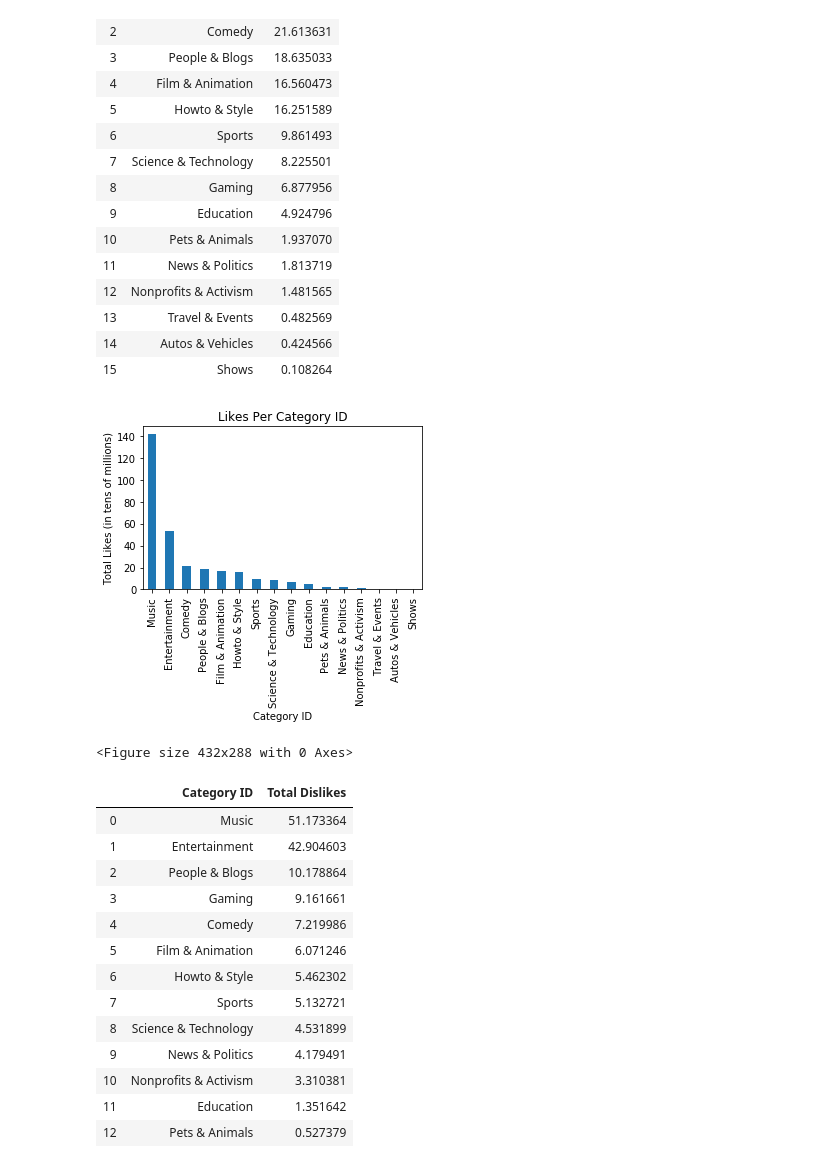
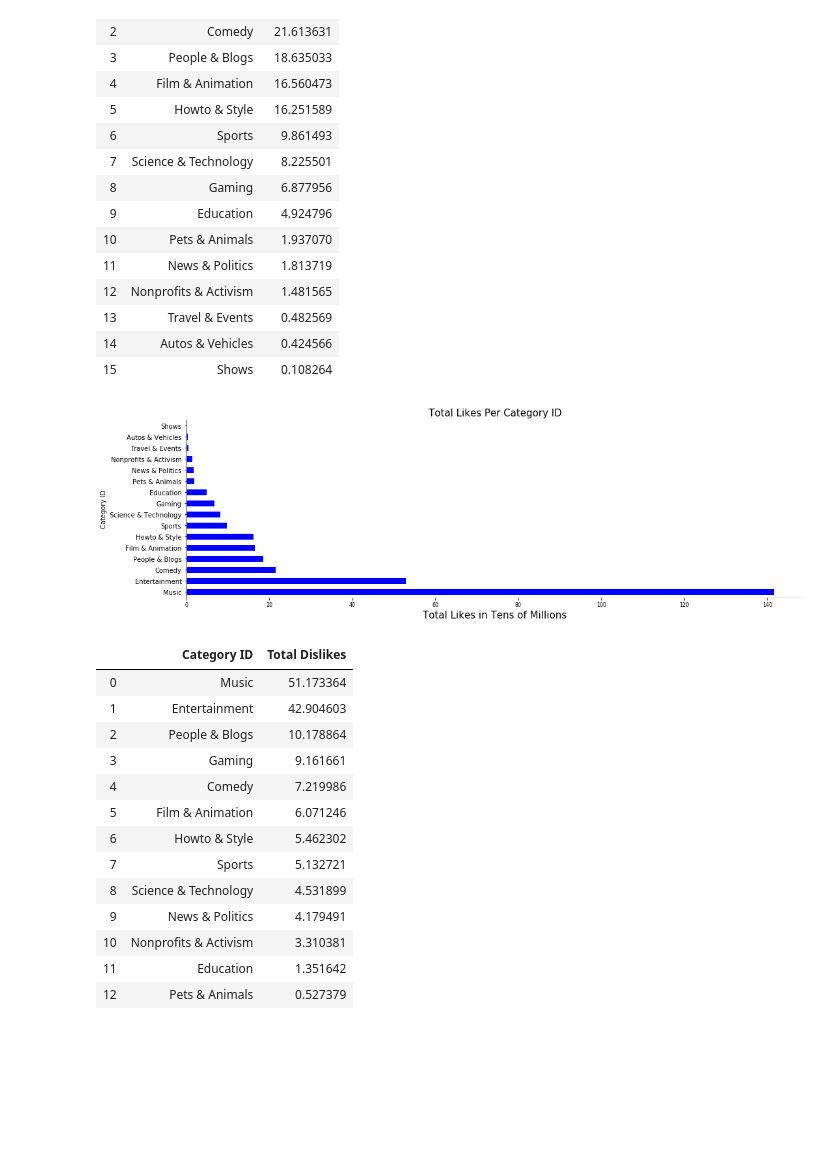
Before and after one commit to paholland/Project_YoutubeVideoStatistics, a Jupyter notebook: Emmanuel/Youtube.ipynb, the cells around one changed output. Drawn from its saved outputs; the diff is of its cells as text; code cells hidden in the pictures; blank space fills up the shorter version.

```diff
--- a/Emmanuel/Youtube.ipynb
+++ b/Emmanuel/Youtube.ipynb
@@ -223,18 +228,23 @@ new_df2
 | 13 | Travel & Events | 0.482569 |
 | 14 | Autos & Vehicles | 0.424566 |
 | 15 | Shows | 0.108264 |
-# %%
-# Use DataFrame.plot() in order to create a bar chart of the data
-new_column2.plot(kind="bar", figsize=(5,3))
-
-# Set a title for the chart
-plt.title("Likes Per Category ID")
-plt.ylabel("Total Likes (in tens of millions)")
-plt.show()
-plt.tight_layout()
-# %% [output]
-[figure, removed]
-<Figure size 432x288 with 0 Axes>
+# %%
+# Use DataFrame.plot() in order to create a bar chart for the total likes
+
+barh = new_column2.plot(kind='barh',figsize=(17,5), color = "blue", legend = None)
+barh
+plt.yticks(fontsize = 10)
+plt.xticks(fontsize = 8)
+plt.xlabel("Total Likes in Tens of Millions", fontsize = 15)
+plt.title("Total Likes Per Category ID", fontsize=15)
+barh.spines['top'].set_visible(False)
+barh.spines['right'].set_visible(False)
+barh.spines['bottom'].set_linewidth(0.1)
+barh.spines['left'].set_visible(True)
+plt.savefig("output_data/Total Likes Per Category ID.png")
+plt.show()
+# %% [output]
+[figure, added]
 # %%
 #Apply groupby fxn to compare category_id vs dislikes
 grp_organized_df = organized_df.groupby(['Category ID'])
```
Also changed, not shown: parts of 7 cells of this notebook, 4 other files.
